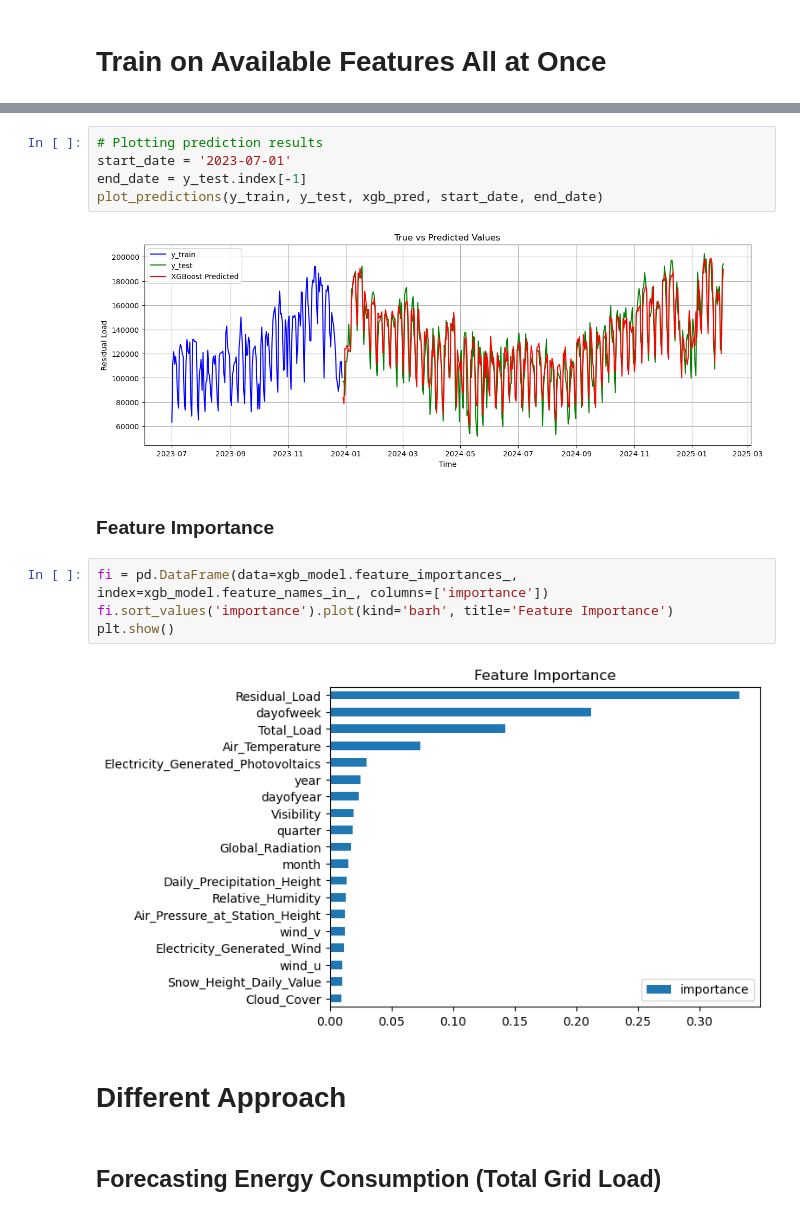
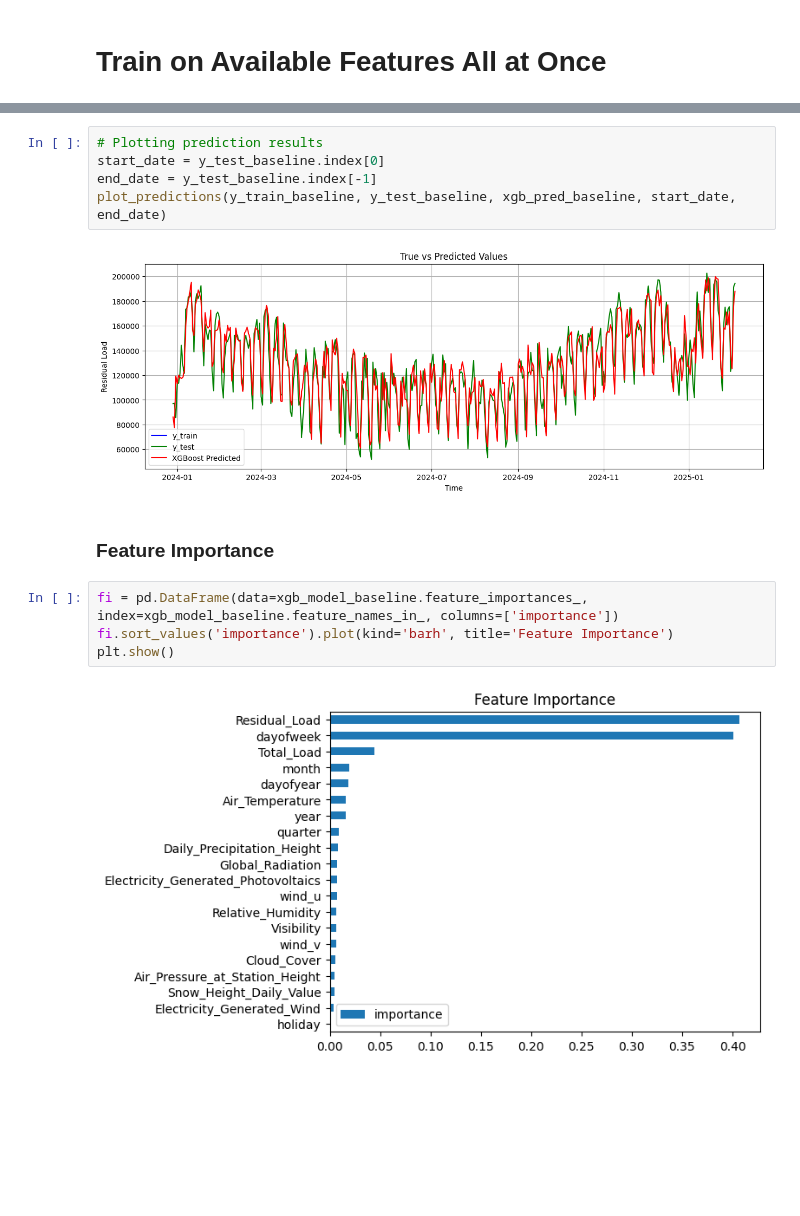
Before and after one commit to yhfrds/techlabs-ds-battery-project, a Jupyter notebook: src/dataset_transformation_hyperparameter_tuning_FINAL_20250327.ipynb, the cells around one changed output, grey strips where cells are left out. Saved outputs shown, nothing was run; the diff lists cells and outputs as text; blank space fills up the shorter version.

```diff
--- a/src/dataset_transformation_hyperparameter_tuning_FINAL_20250327.ipynb
+++ b/src/dataset_transformation_hyperparameter_tuning_FINAL_20250327.ipynb
@@ -631,19 +408,15 @@ Wall time: 4.18 s
 # %%
 # Plotting prediction results
-start_date = '2023-07-01'
-end_date = y_test.index[-1]
-plot_predictions(y_train, y_test, xgb_pred, start_date, end_date)
+start_date = y_test_baseline.index[0]
+end_date = y_test_baseline.index[-1]
+plot_predictions(y_train_baseline, y_test_baseline, xgb_pred_baseline, start_date, end_date)
 # %% [output]
-[figure, old version]
+[figure, new version]
 # %% [markdown]
 ### Feature Importance
 # %%
-fi = pd.DataFrame(data=xgb_model.feature_importances_, index=xgb_model.feature_names_in_, columns=['importance'])
+fi = pd.DataFrame(data=xgb_model_baseline.feature_importances_, index=xgb_model_baseline.feature_names_in_, columns=['importance'])
 fi.sort_values('importance').plot(kind='barh', title='Feature Importance')
 plt.show()
 # %% [output]
-[figure, old version]
+[figure, new version]
-# %% [markdown]
-# Different Approach
-# %% [markdown]
-## Forecasting Energy Consumption (Total Grid Load)
```
Also changed, not shown: parts of 33 cells of this notebook.
